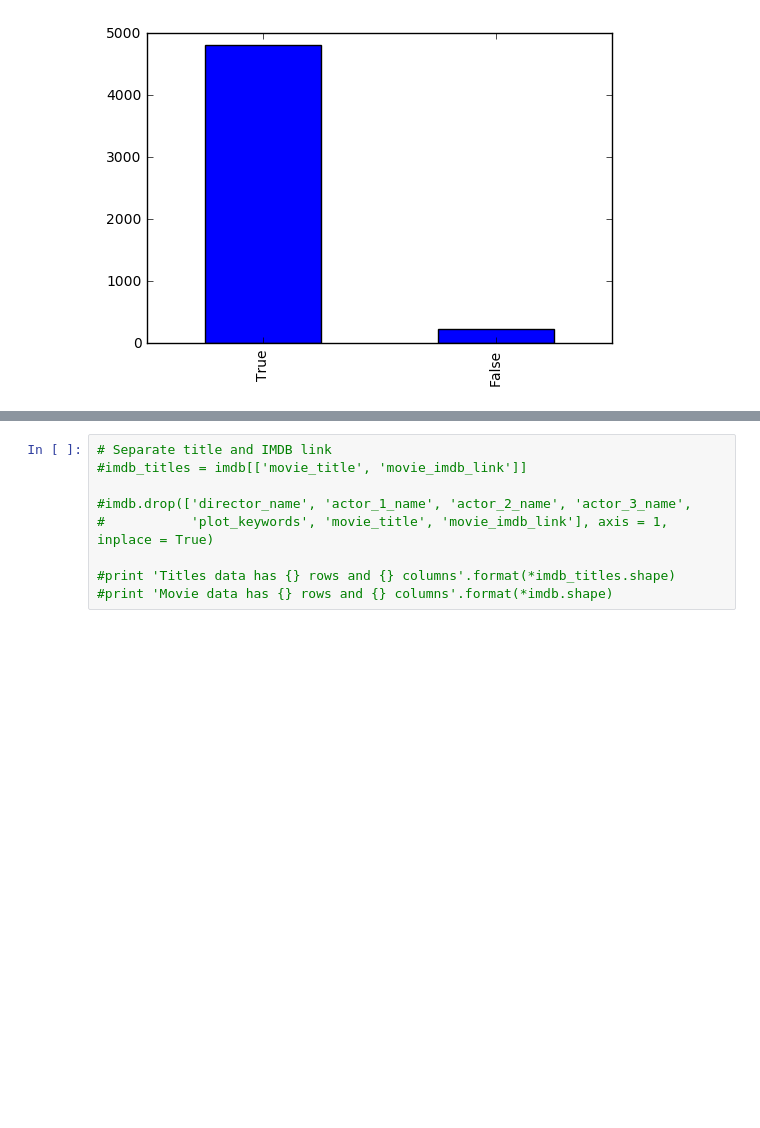
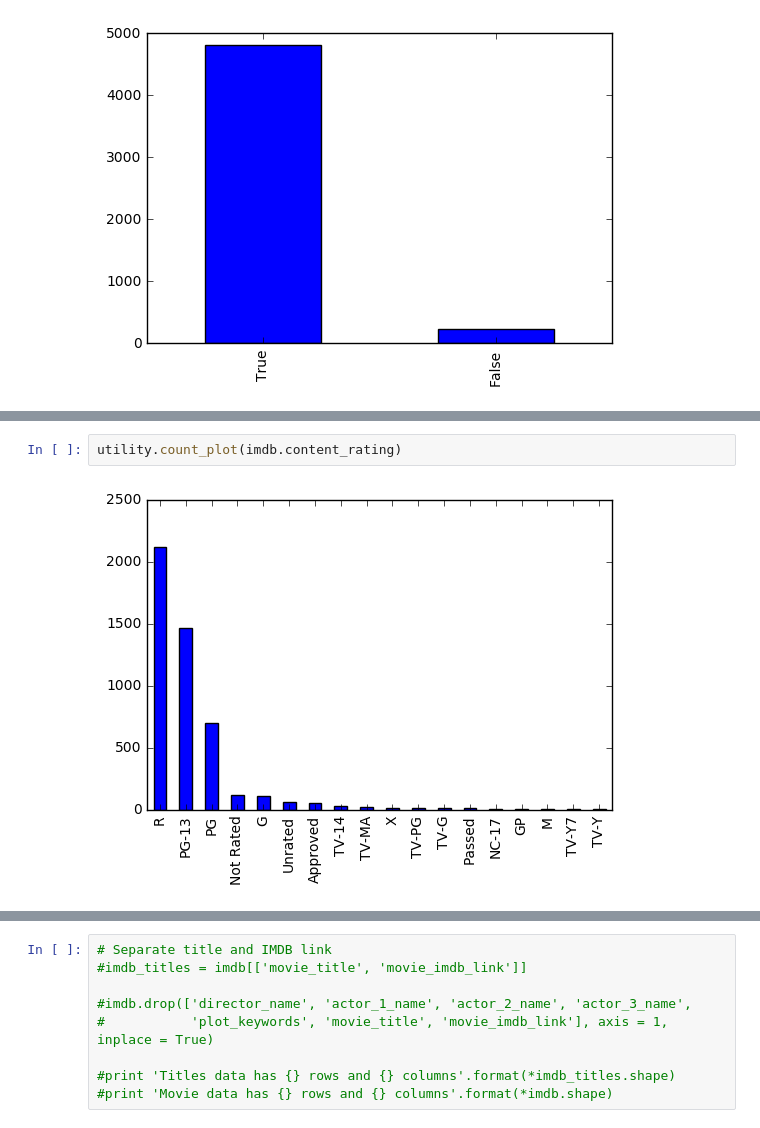
Before and after one commit to anoopctkm/machine-learning, a Jupyter notebook: projects/capstone/notebook.ipynb, the cells around one changed output, grey strips where cells are left out. Drawn from its saved outputs; the diff is of its cells as text; blank space fills up the shorter version.

```diff
--- a/projects/capstone/notebook.ipynb
+++ b/projects/capstone/notebook.ipynb
@@ -108,3 +117,7 @@ imdb['color'].value_counts().plot(kind="bar")
+# %%
+utility.count_plot(imdb.content_rating)
+# %% [output]
+[figure, added]
 # %%
 # Visualise counts of genres
 genre_dummies = pd.melt(imdb.ix[:, 'action':'western'])
```
Also changed, not shown: parts of 11 cells of this notebook, 2 other files.
